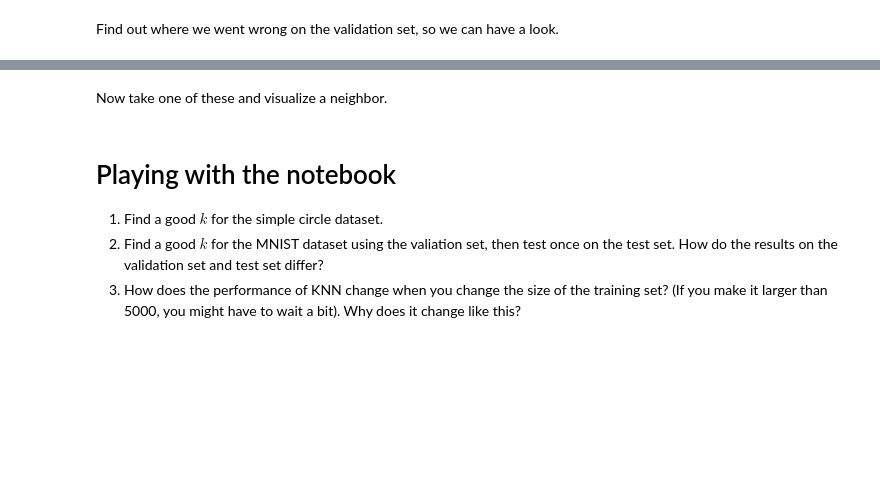
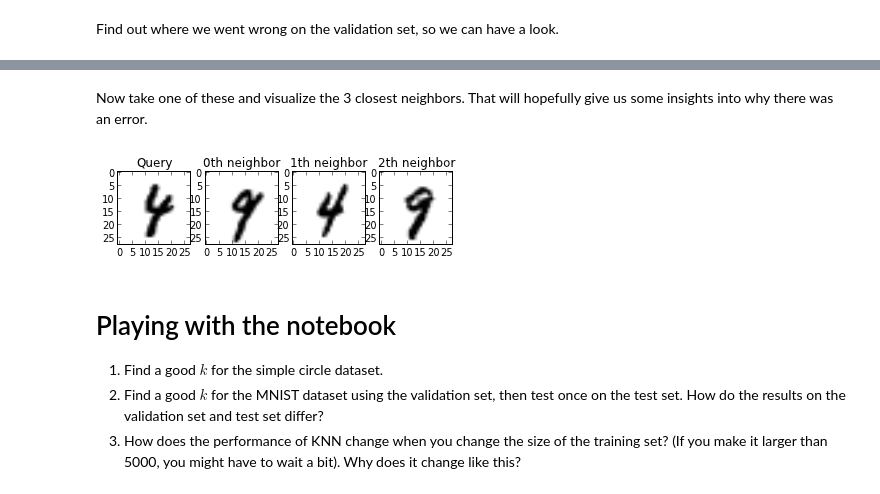
Before and after one commit to temporaer/tutorial_ml_gkbionics, a Jupyter notebook: 5 - k Nearest Neighbors.ipynb, the cells around one changed output, grey strips where cells are left out. Saved outputs shown, nothing was run; the diff lists cells and outputs as text; code cells hidden in the pictures; blank space fills up the shorter version.

```diff
--- a/5 - k Nearest Neighbors.ipynb
+++ b/5 - k Nearest Neighbors.ipynb
@@ -120,20 +156,24 @@ print "Wrong prediction on the following images: ", wrong
-# %% [markdown]
-Now take one of these and visualize a neighbor.
+# %% [markdown]
+Now take one of these and visualize the 3 closest neighbors.
+That will hopefully give us some insights into why there was an error.
 # %%
 index = wrong[0]
 
+plt.rc("image", cmap="binary")  # this sets a black on white colormap
 # plot X_digits_valid[index]
 plt.subplot(1, 4, 1)
 plt.imshow(X_digits_valid[index].reshape(28, 28))
 plt.title("Query")
 # plot three nearest neighbors from the training set
 for i in [0, 1, 2]:
     plt.subplot(1, 4, 2 + i)
     plt.title("%dth neighbor" % i)
     plt.imshow(X_digits_train[neighbors[index, i]].reshape(28, 28))
+# %% [output]
+[figure, added]
 # %% [markdown]
 Playing with the notebook
 =========================
 1. Find a good $k$ for the simple circle dataset.
-2. Find a good $k$ for the MNIST dataset using the valiation set, then test once on the test set. How do the results on the validation set and test set differ?
+2. Find a good $k$ for the MNIST dataset using the validation set, then test once on the test set. How do the results on the validation set and test set differ?
 3. How does the performance of KNN change when you change the size of the training set? (If you make it larger than 5000, you might have to wait a bit). Why does it change like this?
```
Also changed, not shown: parts of 13 cells of this notebook, 3 other files.
